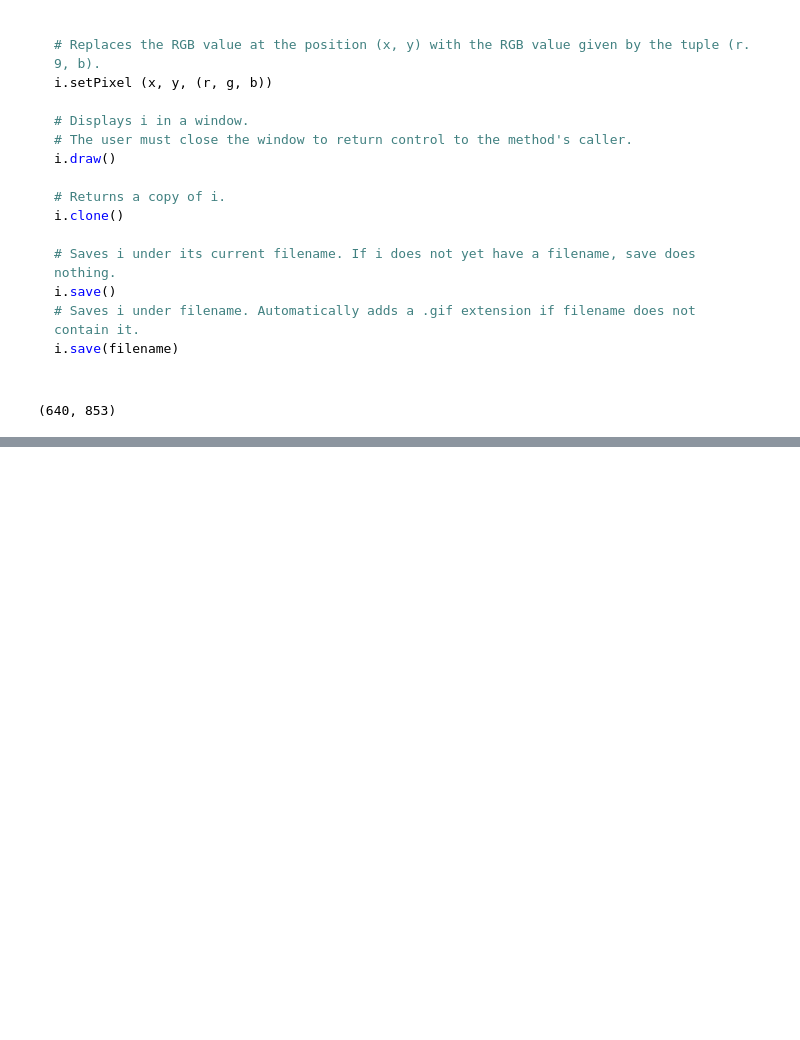
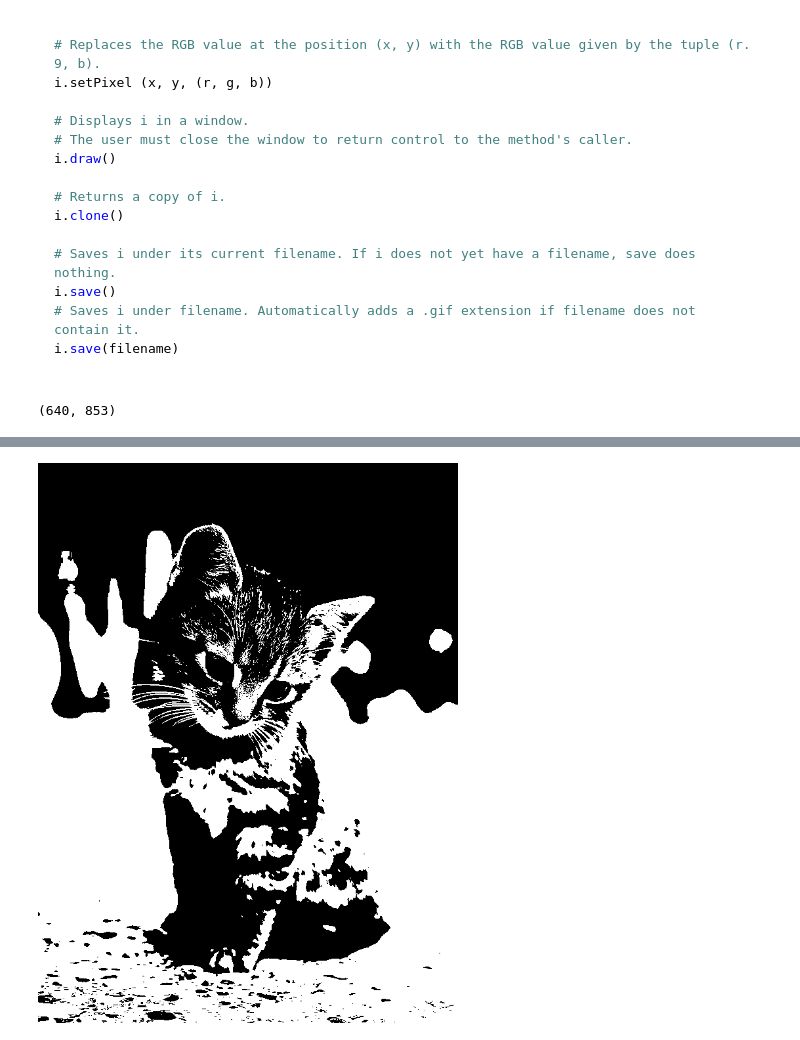
Before and after one commit to sidharthism/Python3, a Jupyter notebook: Graphics/image_processing.ipynb, the cells around one changed output, grey strips where cells are left out. Drawn from its saved outputs; the diff is of its cells as text; code cells hidden in the pictures; blank space fills up the shorter version.

```diff
--- a/Graphics/image_processing.ipynb
+++ b/Graphics/image_processing.ipynb
@@ -48,6 +48,11 @@ i.size
 def average(triple):
     a, b, c = triple
     return (a+b+c)//3
+# %%
+def monochrome(triple):
+    a, b, c = triple
+    px = 0 if (a+b+c)//3 < 127 else 1
+    return px
 # %%
 def greyscale(triple):
     r, g, b = triple
@@ -54,0 +77,11 @@ def greyscale(triple):
+# %%
+k = Image.new("1", (i.width, i.height))
+for y in range(i.height):
+    for x in range(i.width):
+        old_px = i.getpixel((x, y))
+        new_px = monochrome(old_px)
+        k.putpixel((x, y), new_px)
+
+k
+# %% [output]
+[figure, added]
```
Also changed, not shown: parts of 9 cells of this notebook, 1 other file.
